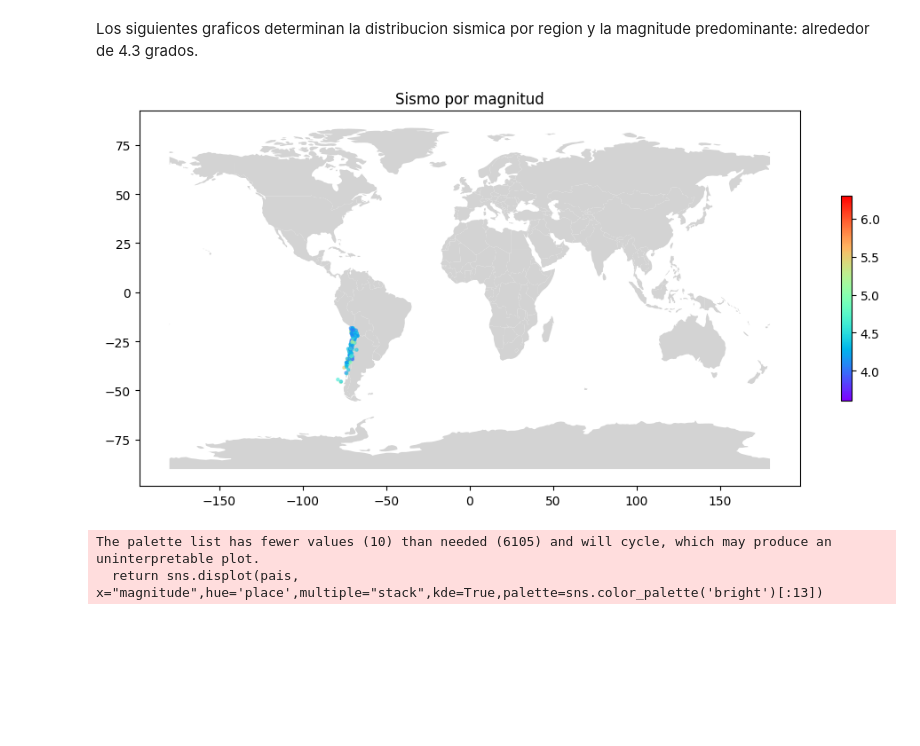
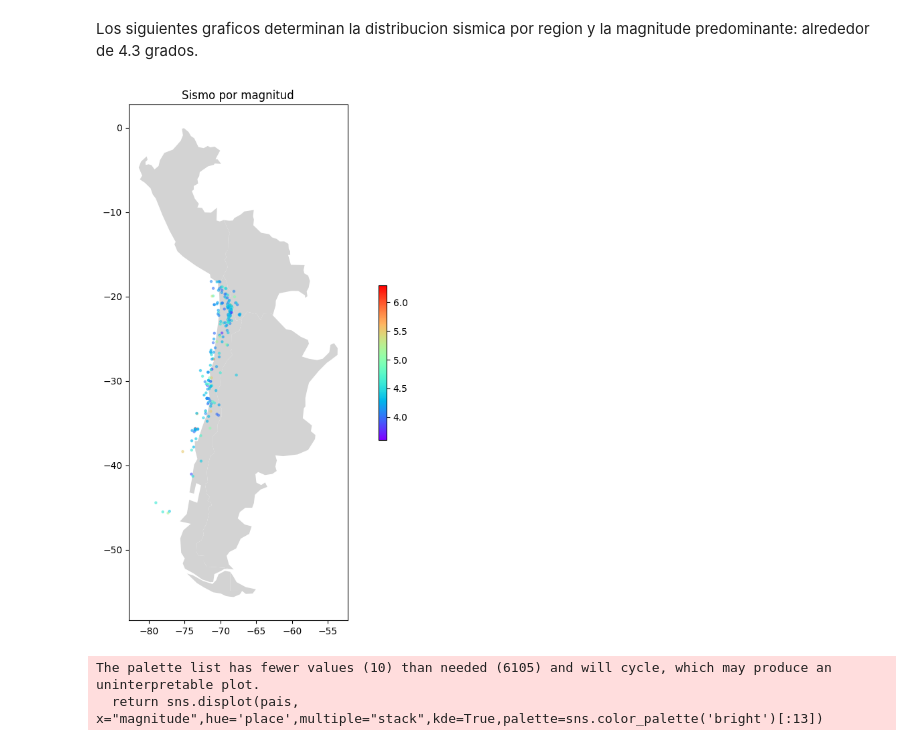
Before and after one commit to Mezgo/Quake-Alert, a Jupyter notebook: etl/Nootebook_ETL_EDA/Chile_ETL_EDA.ipynb, the cells around one changed output. Drawn from its saved outputs; the diff is of its cells as text; code cells hidden in the pictures; blank space fills up the shorter version.

```diff
--- a/etl/Nootebook_ETL_EDA/Chile_ETL_EDA.ipynb
+++ b/etl/Nootebook_ETL_EDA/Chile_ETL_EDA.ipynb
@@ -244,30 +245,30 @@ Los siguientes graficos determinan la distribucion sismica por region y la magni
 # %%
 
 def mapa_sismo(pais):
     # https://towardsdatascience.com/plotting-maps-with-geopandas-428c97295a73
     # Escogemos el mapa
-    world = gpd.read_file(gpd.datasets.get_path('naturalearth_lowres'))
+    world = gpd.read_file(gpd.datasets.get_path('naturalearth_lowres'),bbox=(-75.6443953112, -55.61183, -66.95992, -17.5800118954))
     # Creamos el objeto geodataframe
     crs = 'EPSG:4326'
     geometry = [Point(xy) for xy in zip(pais['longitude'], pais['latitude'])]
     geo_df = gpd.GeoDataFrame(pais,
                             crs = crs,
                             geometry = geometry)
 
     # por magnitud
     fig, ax = plt.subplots(figsize = (12,10))
 
     world.to_crs(epsg=4326).plot(ax=ax, color='lightgrey')
 
     geo_df.plot(column = 'magnitude', ax=ax, cmap = 'rainbow',
                 legend = True, legend_kwds={'shrink': 0.3},
                 markersize = 5, alpha=0.5)
 
     ax.set_title('Sismo por magnitud')
 
 mapa_sismo(chile)
 # %% [output]
-[figure, old version]
+[figure, new version]
 # %%
 
 def magnitud_region(pais):
```
Also changed, not shown: parts of 23 cells of this notebook, 6 other files.
